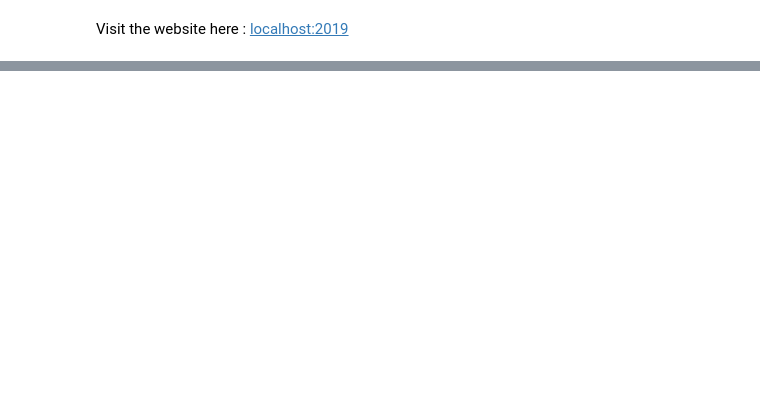
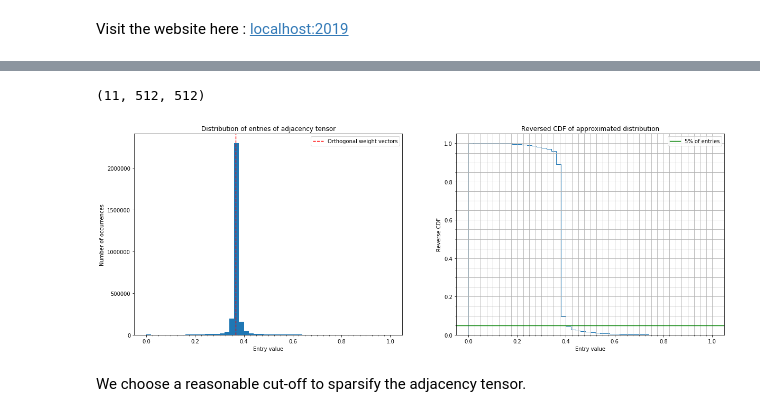
Before and after one commit to jheitmann/Neural-net-pruning, a Jupyter notebook: training.ipynb, the cells around one changed output, grey strips where cells are left out. Drawn from its saved outputs; the diff is of its cells as text; code cells hidden in the pictures; blank space fills up the shorter version.

```diff
--- a/training.ipynb
+++ b/training.ipynb
@@ -223,0 +234,3 @@ Visit the website here : [localhost:2019](http://localhost:2019)
+# %%
+model_class = Conv2
+layers = ["conv1", "conv2", "fc1", "fc2", "fc3"]
@@ -223,0 +243,6 @@ Visit the website here : [localhost:2019](http://localhost:2019)
+# %%
+output_dir = "out/Conv2-unbiased-29_10_2019-09:01:19"
+s = Snapshots(output_dir)
+layer = layers[2]
+pruned_indices = list(range(30, 256))
+model = s.sub_network(layer, pruned_indices)
@@ -223,0 +275,3 @@ Visit the website here : [localhost:2019](http://localhost:2019)
+# %%
+new_output_dir = "out/Conv2-unbiased-30_10_2019-09:32:42"
+s_new = Snapshots(new_output_dir)
@@ -223,0 +291,2 @@ Visit the website here : [localhost:2019](http://localhost:2019)
+# %%
+adjacency, kernel_width = s_new.create_adjacency(layer, merged=True)
@@ -223,0 +295,10 @@ Visit the website here : [localhost:2019](http://localhost:2019)
+# %%
+adjacency.shape
+# %% [output]
+(11, 512, 512)
+# %%
+statistics.weight_dist(adjacency, kernel_width)
+# %% [output]
+[figure, added]
+# %% [markdown]
+We choose a reasonable cut-off to sparsify the adjacency tensor.
```
Also changed, not shown: parts of 27 cells of this notebook, 8 other files.
